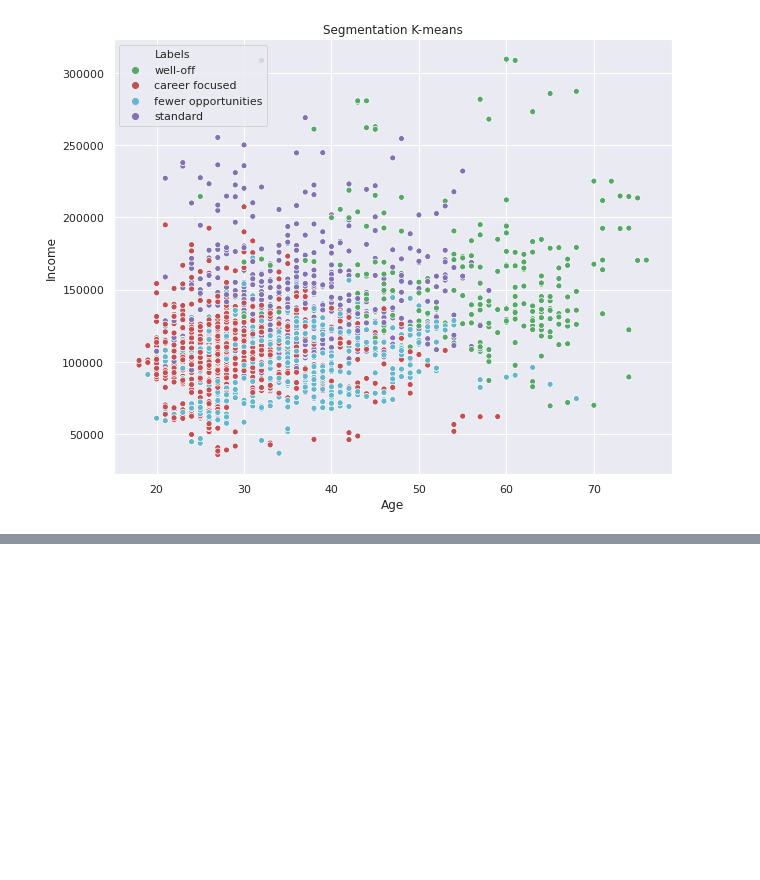
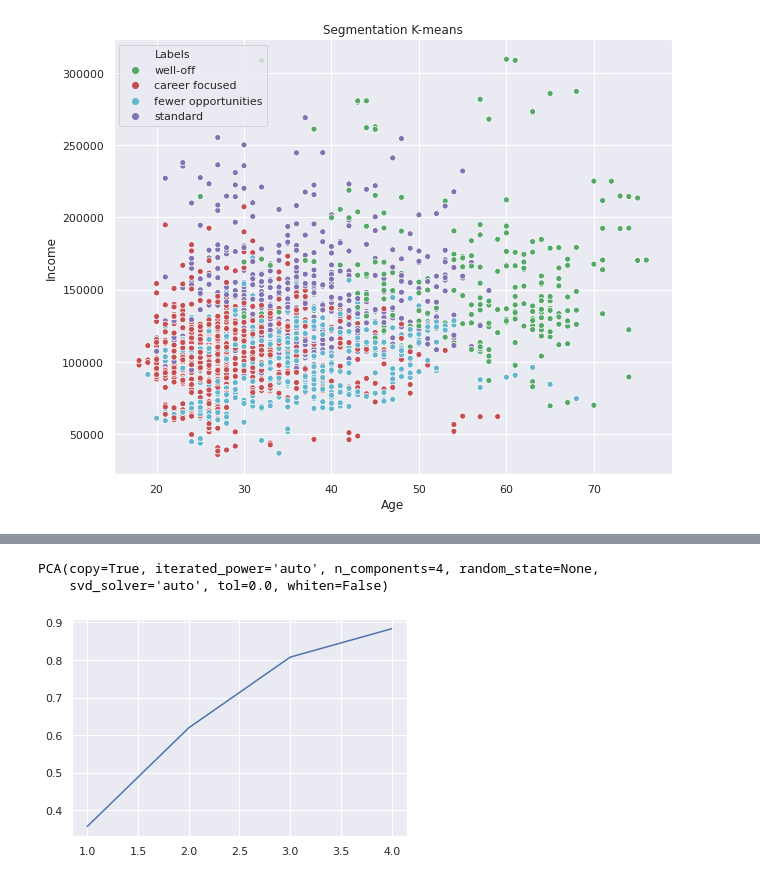
Before and after one commit to matthiasuave/Customer-Segmentation, a Jupyter notebook: Customer_Analytics_Segmentation.ipynb, the cells around one changed output, grey strips where cells are left out. Saved outputs shown, nothing was run; the diff lists cells and outputs as text; code cells hidden in the pictures; blank space fills up the shorter version.

```diff
--- a/Customer_Analytics_Segmentation.ipynb
+++ b/Customer_Analytics_Segmentation.ipynb
@@ -219,0 +250,14 @@ plt.show()
+# %%
+# We choose three components. 3 or 4 seems the right choice according to the previous graph.
+pca = PCA(n_components = 4)
+# %%
+#Fit the model the our data with the selected number of components. In our case three.
+pca.fit(segmentation_std)
+# %% [output]
+PCA(copy=True, iterated_power='auto', n_components=4, random_state=None,
+    svd_solver='auto', tol=0.0, whiten=False)
+# %%
+plt.plot(range(1,5), pca.explained_variance_ratio_.cumsum())
+plt.show()
+# %% [output]
+[figure, added]
```
Also changed, not shown: parts of 6 cells of this notebook.
